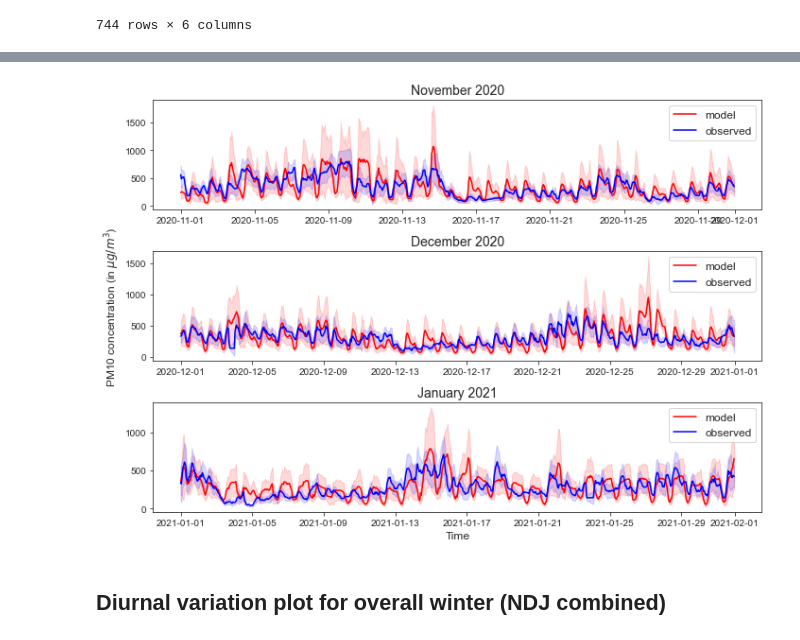
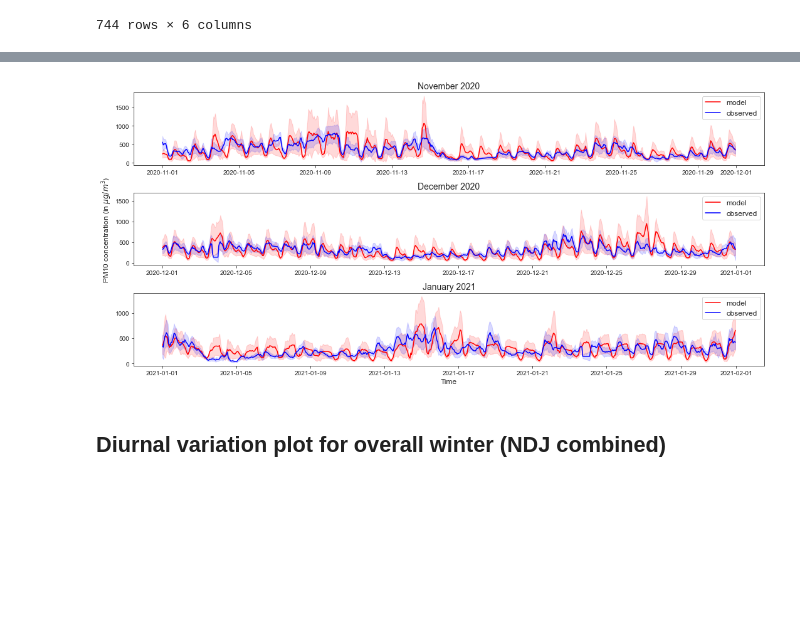
Before and after one commit to adisen99/srfp, a Jupyter notebook: delhi/aqi_delhi.ipynb, the cells around one changed output, grey strips where cells are left out. Drawn from its saved outputs; the diff is of its cells as text; code cells hidden in the pictures; blank space fills up the shorter version.

```diff
--- a/delhi/aqi_delhi.ipynb
+++ b/delhi/aqi_delhi.ipynb
@@ -266,7 +266,7 @@ plt.savefig('./images/pm25ts_err.png', dpi=300)
 # %%
 # Plot of PM10 model and data for Nov, Dec and Jan with errorbars
 
-fig = plt.figure(figsize=(10,7))
+fig = plt.figure(figsize=(15,7))
 plt.subplot(311)
 sns.lineplot(data = dfmod_nov, x='datetime', y='mod_PM10', err_style='band', label='model', color='red').set(xlabel=None, ylabel=None)
 # plt.errorbar(dfmod_nov.index, dfmod_nov['mod_PM10'], yerr=dfmod_nov['mod_PM10_stdev '], alpha=0.15, ecolor='blue', fmt='o', mfc='blue', markersize=8, capsize=10)
@@ -279,35 +279,35 @@ plt.fill_between(dfobs_nov.index, dfobs_nov['obs_PM10'] + dfobs_nov['obs_PM10_st
 plt.legend(loc=1, prop={'size': 12})
 plt.title('November 2020', fontsize=14)
 
 plt.subplot(312)
 sns.lineplot(data = dfmod_dec, x='datetime', y='mod_PM10', err_style='band', label='model', color='red').set(xlabel=None, ylabel=None)
 # plt.errorbar(dfmod_nov.index, dfmod_nov['mod_PM10'], yerr=dfmod_nov['mod_PM10_stdev '], alpha=0.15, ecolor='blue', fmt='o', mfc='blue', markersize=8, capsize=10)
 plt.fill_between(dfmod_dec.index, dfmod_dec['mod_PM10'] + dfmod_dec['mod_PM10_stdev '], dfmod_dec['mod_PM10'] - dfmod_dec['mod_PM10_stdev '], alpha=0.15, color='red')
 sns.lineplot(data = dfobs_dec, x='datetime', y='obs_PM10', err_style='band', label='observed', color='blue').set(xlabel=None, ylabel=None)
 # plt.errorbar(dfobs_nov.index, dfobs_nov['obs_PM10'], yerr=dfobs_nov['obs_PM10_stdev '], alpha=0.15, ecolor='green', fmt='o', mfc='green', markersize=8, capsize=10)
 plt.fill_between(dfobs_dec.index, dfobs_dec['obs_PM10'] + dfobs_dec['obs_PM10_stdev '], dfobs_dec['obs_PM10'] - dfobs_dec['obs_PM10_stdev '], alpha=0.15, color='blue')
 plt.ylabel('PM10 concentration (in $\mu g/m^3$)', fontsize=12)
 # plt.xlabel('Time', fontsize=12)
 plt.legend(loc=1, prop={'size': 12})
 plt.title('December 2020', fontsize=14)
 
 plt.subplot(313)
 sns.lineplot(data = dfmod_jan, x='datetime', y='mod_PM10', err_style='band', label='model', color='red').set(xlabel=None, ylabel=None)
 # plt.errorbar(dfmod_nov.index, dfmod_nov['mod_PM10'], yerr=dfmod_nov['mod_PM10_stdev '], alpha=0.15, ecolor='blue', fmt='o', mfc='blue', markersize=8, capsize=10)
 plt.fill_between(dfmod_jan.index, dfmod_jan['mod_PM10'] + dfmod_jan['mod_PM10_stdev '], dfmod_jan['mod_PM10'] - dfmod_jan['mod_PM10_stdev '], alpha=0.15, color='red')
 sns.lineplot(data = dfobs_jan, x='datetime', y='obs_PM10', err_style='band', label='observed', color='blue').set(xlabel=None, ylabel=None)
 # plt.errorbar(dfobs_nov.index, dfobs_nov['obs_PM10'], yerr=dfobs_nov['obs_PM10_stdev '], alpha=0.15, ecolor='green', fmt='o', mfc='green', markersize=8, capsize=10)
 plt.fill_between(dfobs_jan.index, dfobs_jan['obs_PM10'] + dfobs_jan['obs_PM10_stdev '], dfobs_jan['obs_PM10'] - dfobs_jan['obs_PM10_stdev '], alpha=0.15, color='blue')
 # plt.ylabel('PM10 concentration (in $\mu g/m^3$)', fontsize=12)
 plt.xlabel('Time', fontsize=12)
 plt.legend(loc=1, prop={'size': 12})
 plt.title('January 2021', fontsize=14)
 
 # fig.suptitle('PM10 concentration over Delhi', fontsize=24, y=0.99)
 fig.tight_layout()
-plt.savefig('./images/pm10ts_err.png', dpi=300)
+plt.savefig('./images/pm10ts_err.pdf', dpi=300)
 # %% [output]
-[figure, old version]
+[figure, new version]
 # %% [markdown]
 ## Diurnal variation plot for overall winter (NDJ combined)
 # %%
```
Also changed, not shown: parts of 21 cells of this notebook, 5 other files.
